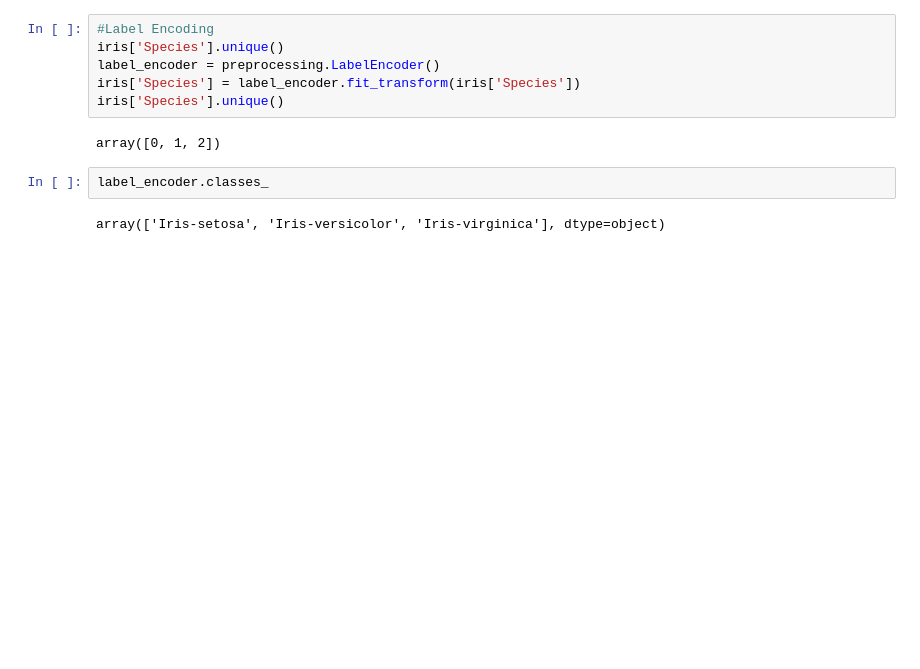
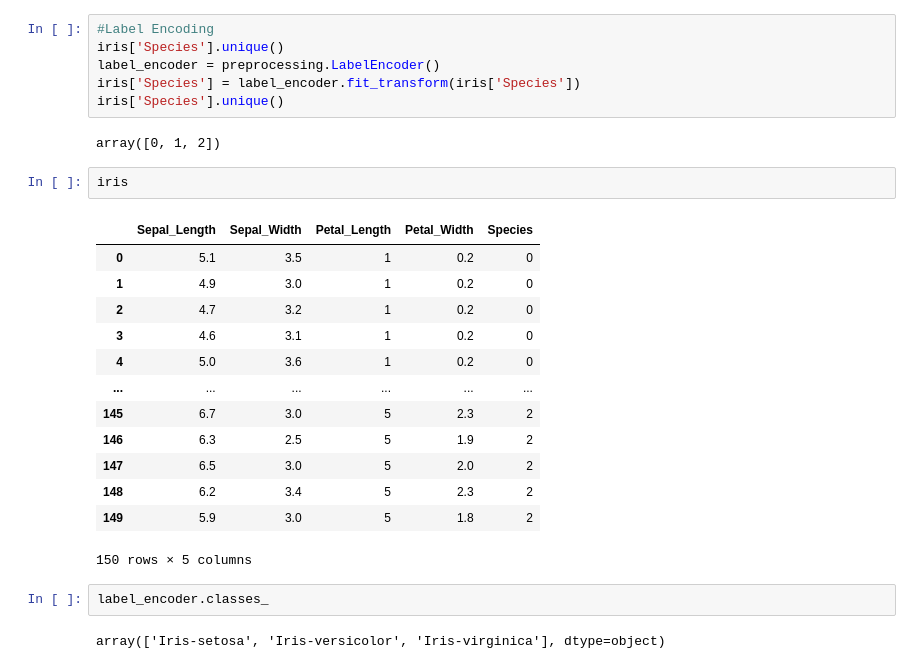
Before and after one commit to suryansh101gupta/DBSAL, a Jupyter notebook: 1Assignment.ipynb, the cells around one changed output. Drawn from its saved outputs; the diff is of its cells as text; blank space fills up the shorter version.

```diff
--- a/1Assignment.ipynb
+++ b/1Assignment.ipynb
@@ -343,6 +382,22 @@ iris['Species'] = label_encoder.fit_transform(iris['Species'])
 iris['Species'].unique()
 # %% [output]
 array([0, 1, 2])
+# %%
+iris
+# %% [output]
+|  | Sepal_Length | Sepal_Width | Petal_Length | Petal_Width | Species |
+| 0 | 5.1 | 3.5 | 1 | 0.2 | 0 |
+| 1 | 4.9 | 3.0 | 1 | 0.2 | 0 |
+| 2 | 4.7 | 3.2 | 1 | 0.2 | 0 |
+| 3 | 4.6 | 3.1 | 1 | 0.2 | 0 |
+| 4 | 5.0 | 3.6 | 1 | 0.2 | 0 |
+| ... | ... | ... | ... | ... | ... |
+| 145 | 6.7 | 3.0 | 5 | 2.3 | 2 |
+| 146 | 6.3 | 2.5 | 5 | 1.9 | 2 |
+| 147 | 6.5 | 3.0 | 5 | 2.0 | 2 |
+| 148 | 6.2 | 3.4 | 5 | 2.3 | 2 |
+| 149 | 5.9 | 3.0 | 5 | 1.8 | 2 |
+150 rows × 5 columns
 # %%
 label_encoder.classes_
 # %% [output]
```
Also changed, not shown: parts of 5 cells of this notebook, 4 other files.
